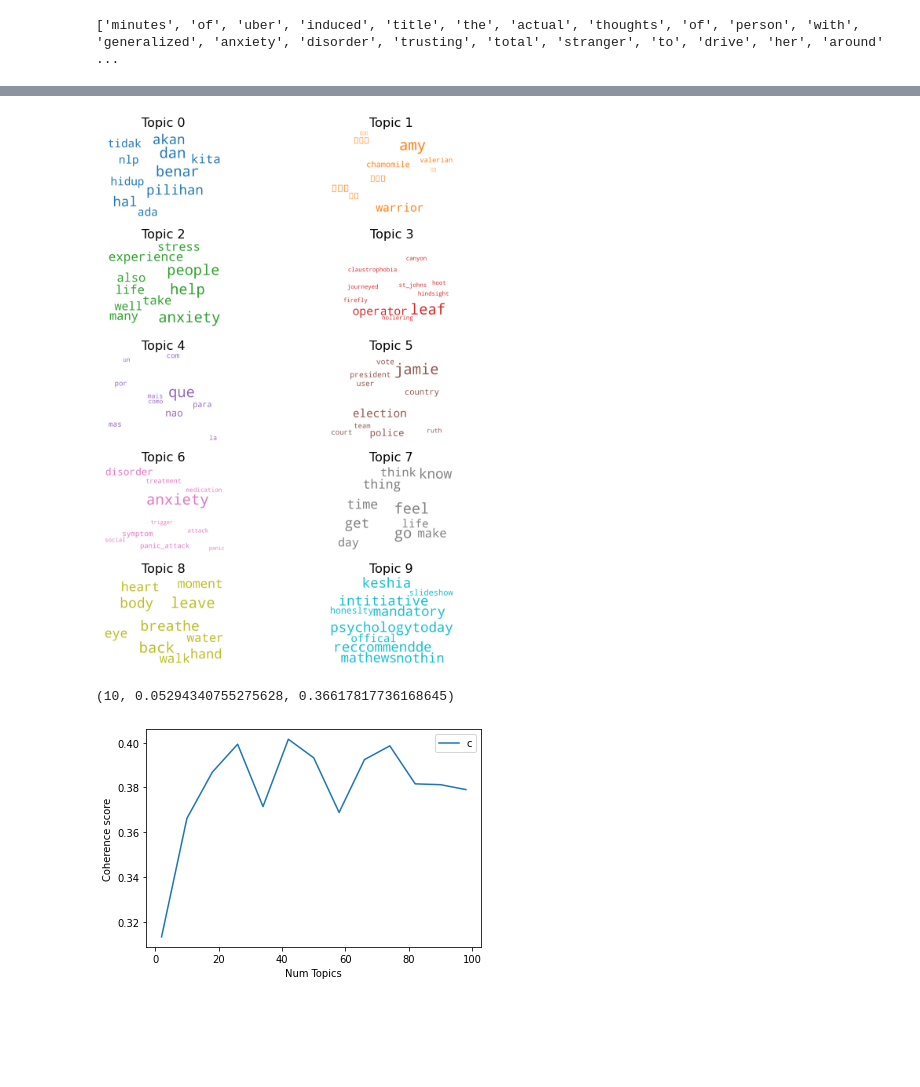
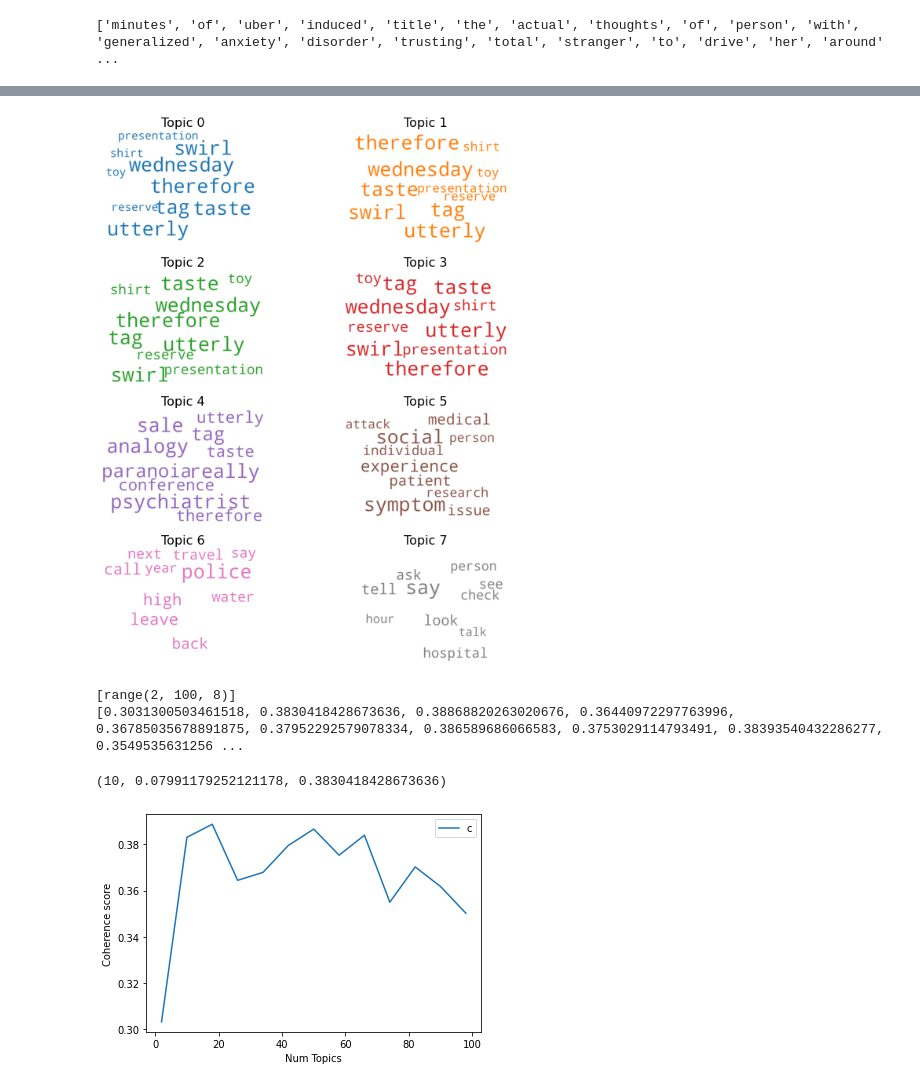
Before and after one commit to MoriZi/Topic_based_Gap_Analysis, a Jupyter notebook: Anxiety/Code/TopicModelingMedium/Topic_modelling_Medium2016.ipynb, the cells around one changed output, grey strips where cells are left out. Drawn from its saved outputs; the diff is of its cells as text; code cells hidden in the pictures; blank space fills up the shorter version.

```diff
--- a/Anxiety/Code/TopicModelingMedium/Topic_modelling_Medium2016.ipynb
+++ b/Anxiety/Code/TopicModelingMedium/Topic_modelling_Medium2016.ipynb
@@ -99,34 +102,51 @@ def lemmatization(texts, allowed_postags=['NOUN', 'ADJ', 'VERB', 'ADV']):
     return texts_out
 # %%
 # data_words_nostops = remove_stopwords(data_words)
-
-# # Form Bigrams
 # data_words_bigrams = make_bigrams(data_words_nostops)
 
-# # Initialize spacy 'en' model, keeping only tagger component (for efficiency)
-# # python3 -m spacy download en
+# Initialize spacy 'en' model, keeping only tagger component (for efficiency)
+# python3 -m spacy download en
 # nlp = spacy.load("en_core_web_sm")
 
-# # Do lemmatization keeping only noun, adj, vb, adv
+# # 1. Do lemmatization keeping only noun, adj, vb, adv
 # data_lemmatized = lemmatization(data_words_bigrams, allowed_postags=['NOUN', 'ADJ', 'VERB', 'ADV'])
-# print(data_lemmatized[:1])
 
-# # Create Dictionary needed for topic modelling
+# # 2. Create Dictionary needed for topic modelling
 # id2word = corpora.Dictionary(data_lemmatized)
 
-# # Create Corpus
+# # 3. Create Corpus
 # texts = data_lemmatized
 
-# # Term Document Frequency
-# corpus = [id2word.doc2bow(text) for text in texts]
+# # 4. Term Document Frequency and Create a bag of words
+# bow_corpus = bow(dictionary=id2word, processed_docs=texts)
+
+# # 5. Calculate low_tfidf_words
+# # Keep only words with tfidf ranking <= x * len(dictionary)
+# x = 0.2
+# total_word_count, DictDocFreq = tf_df(bow_corpus, id2word)
+# sorted_TFIDF = sort_tfidf(bow_corpus, total_word_count, DictDocFreq)
+# low_tfidf_words = get_low_tfidf_words(x, id2word, sorted_TFIDF)
+
+# # 6. Filter out least frequently used words
+# no_below = 0.01
+# keep_n = 10000
+# dict_least_freq_filtered = filter_least_frequent(id2word, texts,
+#                                                  no_below, keep_n)
+
+# # 7. Filter out most commonly used words (i.e. words with low TF-IDF score)
+# dict_tfidf_filtered = filter_most_common(dict_least_freq_filtered, low_tfidf_words)
+
+# # 8. Create the second bag of words - bow_corpus_TFIDFfiltered,
+# # created after least frequently and most commonly used words were filtered out.
+# corpus = bow(dict_tfidf_filtered, texts)
 
 # # View
-# [[(id2word[id], freq) for id, freq in cp] for cp in corpus[:1]]
+# [[(dict_tfidf_filtered[id], freq) for id, freq in cp] for cp in corpus[:1]]
 
 # Build LDA model
 lda_model = gensim.models.ldamodel.LdaModel(corpus=corpus,
-                                           id2word=id2word,
-                                           num_topics=10,
+                                           id2word=dict_tfidf_filtered,
+                                           num_topics=50,
                                            random_state=100,
                                            update_every=1,
                                            chunksize=100,
@@ -246,33 +266,33 @@ import matplotlib.colors as mcolors
 
 cols = [color for name, color in mcolors.TABLEAU_COLORS.items()]  # more colors: 'mcolors.XKCD_COLORS'
 
 cloud = WordCloud(stopwords=stop_words,
                   background_color='white',
                   width=2500,
                   height=1800,
                   max_words=10,
                   colormap='tab10',
                   color_func=lambda *args, **kwargs: cols[i],
                   prefer_horizontal=1.0)
 
 topics = lda_model.show_topics(formatted=False)
 
-fig, axes = plt.subplots(5, 2, figsize=(10,10), sharex=True, sharey=True)
+fig, axes = plt.subplots(4, 2, figsize=(10,10), sharex=True, sharey=True)
 
 for i, ax in enumerate(axes.flatten()):
     fig.add_subplot(ax)
     topic_words = dict(topics[i][1])
     cloud.generate_from_frequencies(topic_words, max_font_size=300)
     plt.gca().imshow(cloud)
     plt.gca().set_title('Topic ' + str(i), fontdict=dict(size=16))
     plt.gca().axis('off')
 
 
 plt.subplots_adjust(wspace=0, hspace=0)
 plt.axis('off')
 plt.margins(x=0, y=0)
 plt.tight_layout()
 plt.show()
 # %% [output]
-[figure, old version]
+[figure, new version]
 # %%
@@ -310,6 +332,8 @@ model_list, coherence_values = compute_coherence_values(dictionary=id2word, corp
 # Show graph
 limit=100; start=2; step=8;
 x = range(start, limit, step)
+print(x)
+print(coherence_values)
 plt.plot(x, coherence_values)
 plt.xlabel("Num Topics")
 plt.ylabel("Coherence score")
@@ -330,5 +354,7 @@ def differences(values, x):
 
 differences(coherence_values, x)
 # %% [output]
-(10, 0.05294340755275628, 0.36617817736168645)
+[range(2, 100, 8)]
+[0.3031300503461518, 0.3830418428673636, 0.38868820263020676, 0.36440972297763996, 0.36785035678891875, 0.37952292579078334, 0.386589686066583, 0.3753029114793491, 0.38393540432286277, 0.3549535631256 ...
+(10, 0.07991179252121178, 0.3830418428673636)
-[figure, old version]
+[figure, new version]
```
Also changed, not shown: parts of 11 cells of this notebook, 8 other files.
